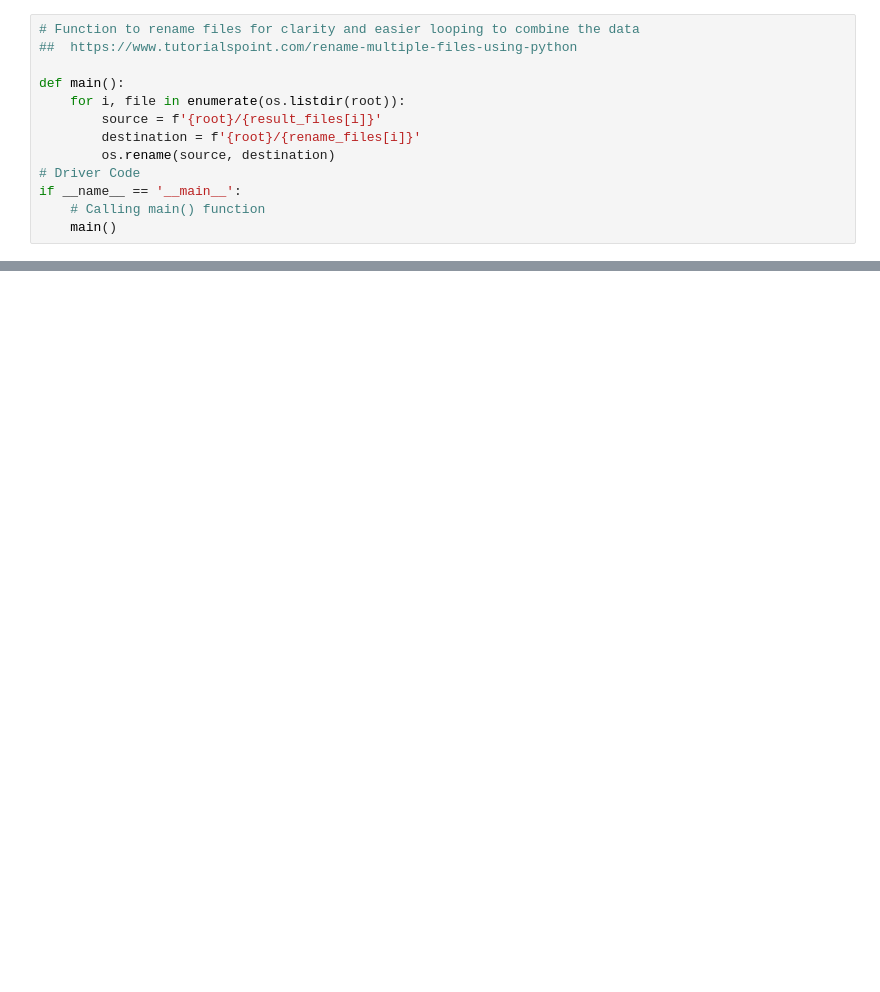
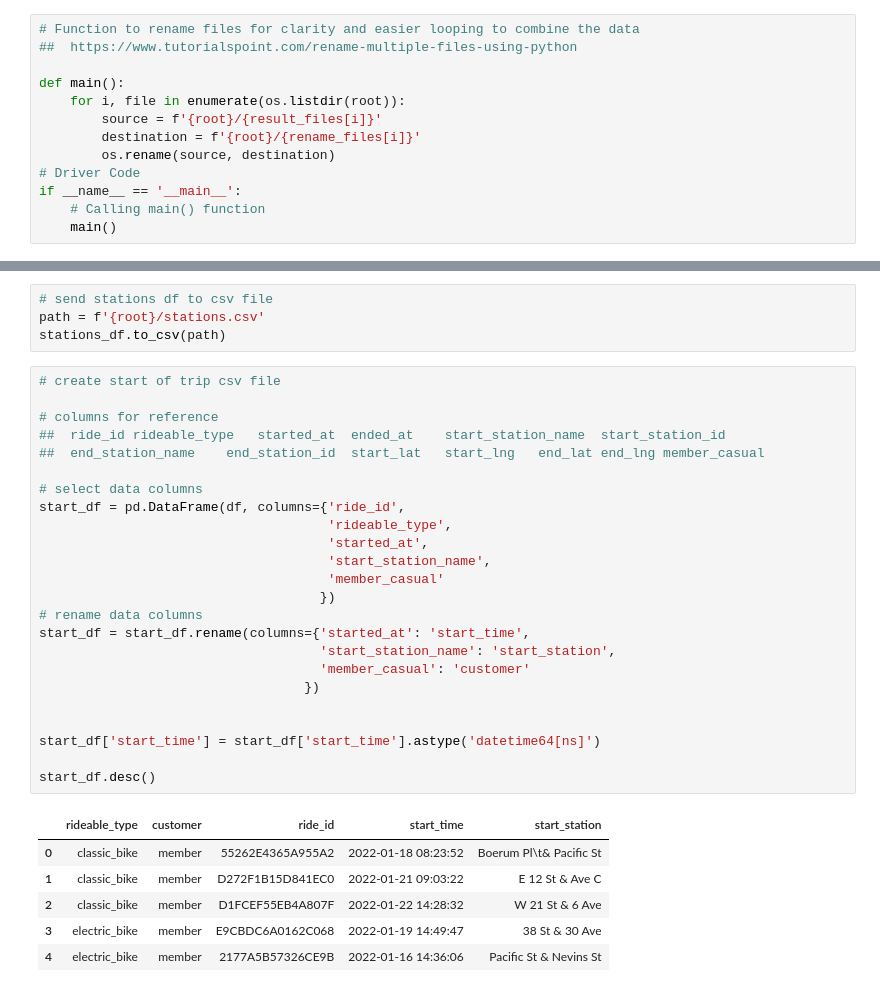
Before and after one commit to mugsiemx/Tableau-challenge, a Jupyter notebook: Tableau_City_Bike_Cleaning.ipynb, the cells around one changed output, grey strips where cells are left out. Cells and saved outputs as stored; diff of their text form; blank space fills up the shorter version.

```diff
--- a/Tableau_City_Bike_Cleaning.ipynb
+++ b/Tableau_City_Bike_Cleaning.ipynb
@@ -101,0 +298,35 @@ df.shape
+# %%
+# send stations df to csv file
+path = f'{root}/stations.csv'
+stations_df.to_csv(path)
+# %%
+# create start of trip csv file
+
+# columns for reference
+##  ride_id	rideable_type	started_at	ended_at	start_station_name	start_station_id
+##  end_station_name	end_station_id	start_lat	start_lng	end_lat	end_lng	member_casual
+
+# select data columns
+start_df = pd.DataFrame(df, columns={'ride_id',
+                                     'rideable_type',
+                                     'started_at',
+                                     'start_station_name',
+                                     'member_casual'
+                                    })
+# rename data columns
+start_df = start_df.rename(columns={'started_at': 'start_time',
+                                    'start_station_name': 'start_station',
+                                    'member_casual': 'customer'
+                                  })
+
+
+start_df['start_time'] = start_df['start_time'].astype('datetime64[ns]')
+
+start_df.desc()
+# %% [output]
+|  | rideable_type | customer | ride_id | start_time | start_station |
+| 0 | classic_bike | member | 55262E4365A955A2 | 2022-01-18 08:23:52 | Boerum Pl\t& Pacific St |
+| 1 | classic_bike | member | D272F1B15D841EC0 | 2022-01-21 09:03:22 | E 12 St & Ave C |
+| 2 | classic_bike | member | D1FCEF55EB4A807F | 2022-01-22 14:28:32 | W 21 St & 6 Ave |
+| 3 | electric_bike | member | E9CBDC6A0162C068 | 2022-01-19 14:49:47 | 38 St & 30 Ave |
+| 4 | electric_bike | member | 2177A5B57326CE9B | 2022-01-16 14:36:06 | Pacific St & Nevins St |
```
Also changed, not shown: parts of 22 cells of this notebook.
